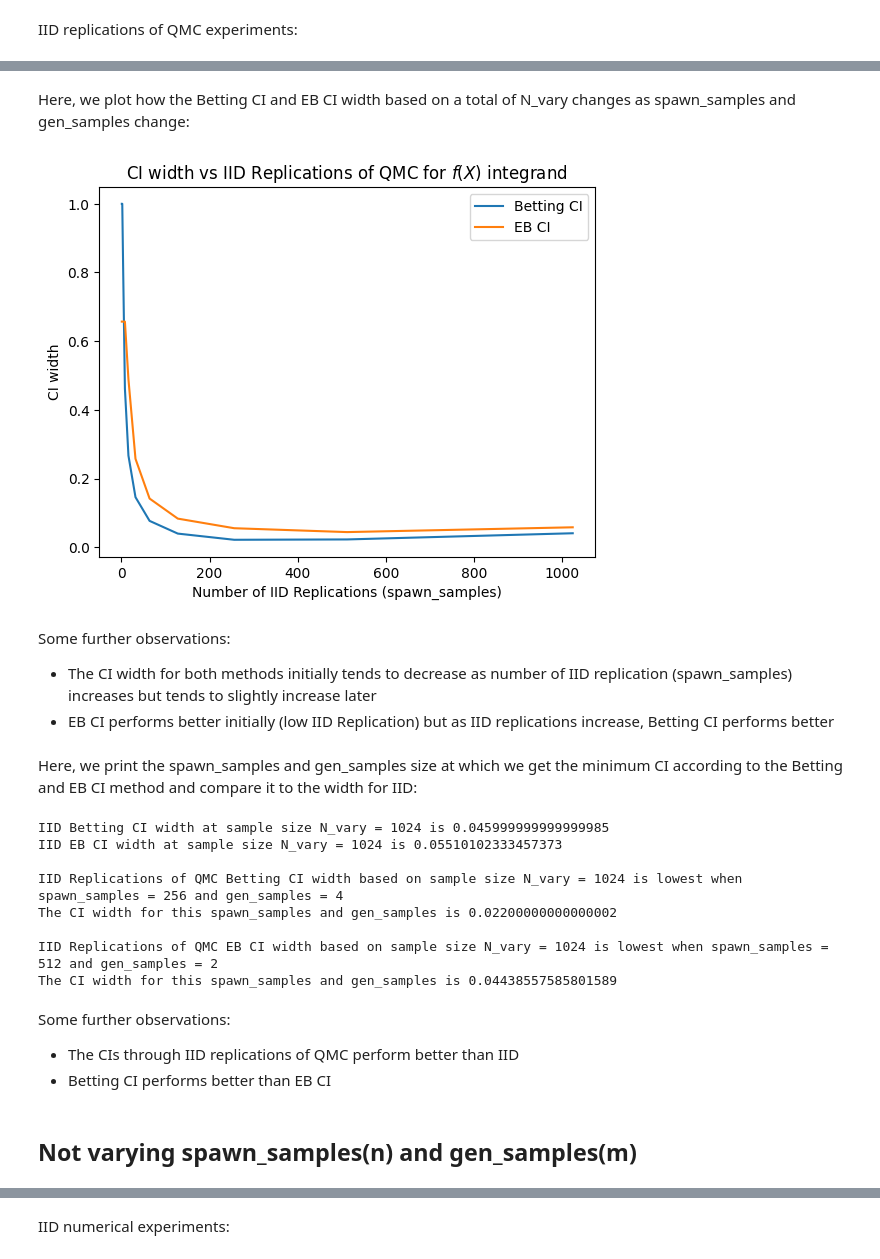
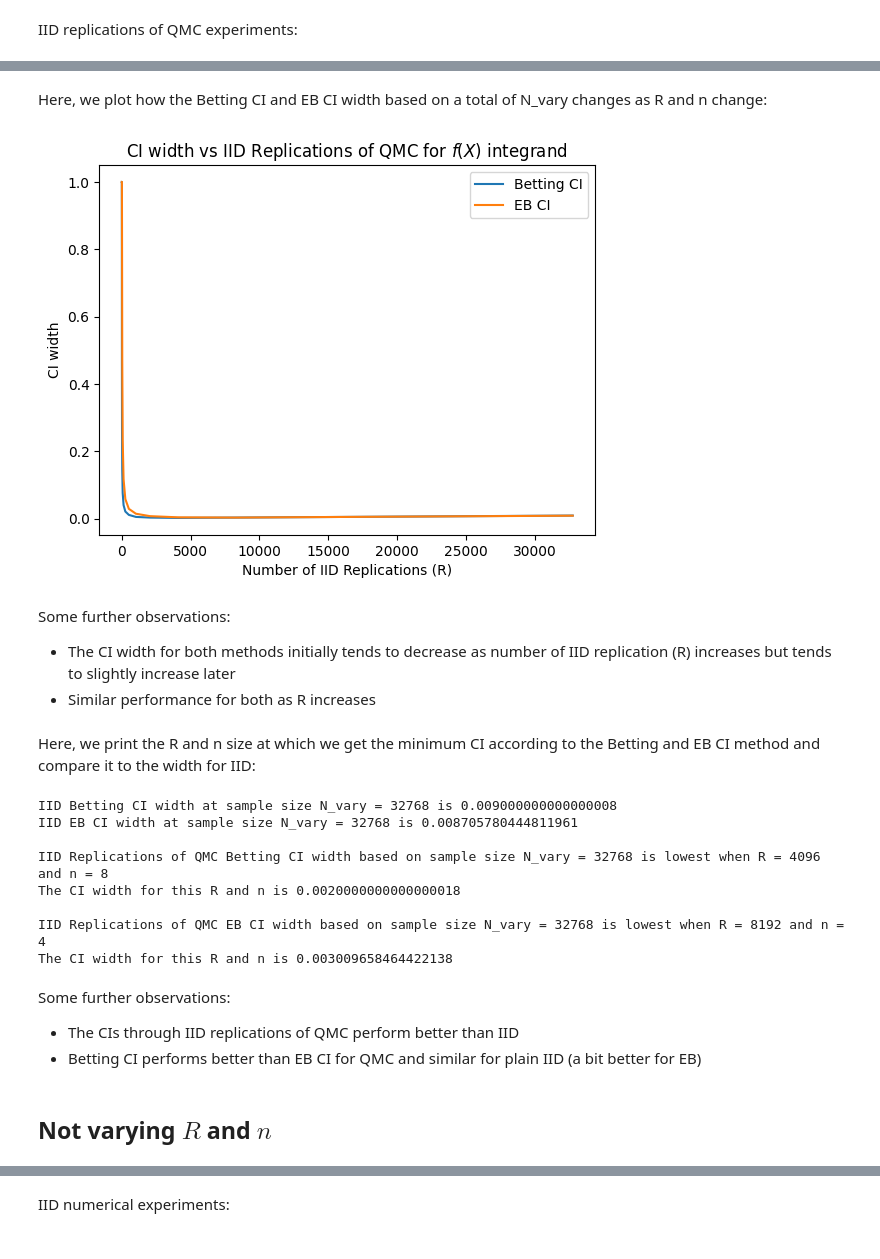
Before and after one commit to aaditj1962161/Betting-Paper-Simulations-for-QMC, a Jupyter notebook: simulations/Fixed-time/Betting IID vs QMC.ipynb, the cells around one changed output, grey strips where cells are left out. Drawn from its saved outputs; the diff is of its cells as text; code cells hidden in the pictures.

```diff
--- a/simulations/Fixed-time/Betting IID vs QMC.ipynb
+++ b/simulations/Fixed-time/Betting IID vs QMC.ipynb
@@ -116,20 +126,23 @@ IID_QMC_Beta Numerical Experiments
 # %%
 # The function to generate IID replications of QMC samples
 def gen_qmc_samples_iid(distribution = qp.SciPyWrapper(discrete_distrib=qp.DigitalNetB2(1,seed = 7),scipy_distribs=beta(a=beta_param[0], b = beta_param[1]))
-                         , spawn_samples = 11 ,gen_samples = 2**8, function = None):
+                         , R = 11 ,n = 2**8, function = None, d_func = 1):
     spw = distribution
-    spws = spw.spawn(spawn_samples)
-    x_rld = np.empty((spawn_samples,gen_samples))
-    for r in range(spawn_samples):
-        x_rld[r] = spws[r].gen_samples(gen_samples)[:,0]
+    spws = spw.spawn(R)
     if function is None:
+        x_rld = np.empty((R,n))
+        for r in range(R):
+            x_rld[r] = spws[r].gen_samples(n)[:,0]
         return x_rld.mean(1),x_rld.flatten()
     else:
+        x_rld = np.empty((R,n,d_func))
+        for r in range(R):
+            x_rld[r] = spws[r].gen_samples(n)
         y_rld = function(x_rld)
         return y_rld.mean(1),y_rld.flatten()
 
 times_qmc = space_times * np.arange(1,num_times+1) # The times (sample sizes) for which we'll compute the lower and upper bound values
-x_qmc, beta_qmc = gen_qmc_samples_iid(spawn_samples=spawn_samples,gen_samples=gen_samples) # The IID_QMC_Beta samples
+x_qmc, beta_qmc = gen_qmc_samples_iid(distribution = qp.SciPyWrapper(discrete_distrib=qp.DigitalNetB2(1,seed = 7),scipy_distribs=beta(a=beta_param[0], b = beta_param[1])), R=R, n=n) # The IID_QMC_Beta samples
 lower_bound_qmc,upper_bound_qmc = betting_ci_seq(x_qmc, times=times_qmc, alpha=alpha, parallel=True, m_trunc=True, trunc_scale=3 / 4)
     # Getting the sequential CI according to the code from the paper above
 # %% [output]
@@ -220,10 +235,10 @@ Using 11 cores
 # %% [markdown]
 IID_QMC_Beta numerical experiments:
 # %%
-ci_vector_qmc_vary = [] # The list of CIs for different gen_samples and spawn_samples
-for i in range (len(spawn_samples_vary)):
-    x_qmc_vary,beta_qmc_vary = gen_qmc_samples_iid(spawn_samples=spawn_samples_vary[i],gen_samples=gen_samples_vary[i]) # The IID_QMC_Beta samples
-    lower_bound_qmc_vary,upper_bound_qmc_vary = betting_ci_seq(x_qmc_vary, times=np.array([spawn_samples_vary[i]]), alpha=alpha, parallel=True, m_trunc=True, trunc_scale=3 / 4)
+ci_vector_qmc_vary = [] # The list of CIs for different n and R
+for i in range (len(R_vary)):
+    x_qmc_vary,beta_qmc_vary = gen_qmc_samples_iid(distribution = qp.SciPyWrapper(discrete_distrib=qp.DigitalNetB2(1,seed = 7),scipy_distribs=beta(a=beta_param[0], b = beta_param[1])),zR=R_vary[i],n=n_vary[i]) # The IID_QMC_Beta samples
+    lower_bound_qmc_vary,upper_bound_qmc_vary = betting_ci_seq(x_qmc_vary, times=np.array([R_vary[i]]), alpha=alpha, parallel=True, m_trunc=True, trunc_scale=3 / 4)
         # Getting the sequential CI according to the code from the paper above
     ci_vector_qmc_vary.append(upper_bound_qmc_vary[0] - lower_bound_qmc_vary[0]) # adding the current CI to the vector
 ci_vector_qmc_vary = np.array(ci_vector_qmc_vary)
@@ -296,17 +330,16 @@ Using 11 cores
 # %% [markdown]
 IID replications of QMC experiments:
 # %%
-distribution=qp.DigitalNetB2(1,seed=7) # The QMC samples generator
-ci_vector_qmc_integrand_bet = [] # The list of Betting CIs for different gen_samples and spawn_samples
-ci_vector_qmc_integrand_eb = [] # The list of EB CIs for different gen_samples and spawn_samples
-for i in range (len(spawn_samples_vary)):
-    y_rld_means,y_rld = gen_qmc_samples_iid(distribution=distribution,spawn_samples=spawn_samples_vary[i],gen_samples=gen_samples_vary[i],function=f)
-    lower_bound_qmc_integrand_bet,upper_bound_qmc_integrand_bet = betting_ci_seq(y_rld_means, times=np.array([spawn_samples_vary[i]]), alpha=alpha, parallel=True, m_trunc=True, trunc_scale=3 / 4)
+ci_vector_qmc_integrand_bet = [] # The list of Betting CIs for different n and R
+ci_vector_qmc_integrand_eb = [] # The list of EB CIs for different n and R
+for i in range (len(R_vary)):
+    y_rld_means,y_rld = gen_qmc_samples_iid(distribution=qp.DigitalNetB2(1,seed=7),R=R_vary[i],n=n_vary[i],function=f)
+    lower_bound_qmc_integrand_bet,upper_bound_qmc_integrand_bet = betting_ci_seq(y_rld_means, times=np.array([R_vary[i]]), alpha=alpha, parallel=True, m_trunc=True, trunc_scale=3 / 4)
     # Getting the sequential Betting CI according to the code from the paper above
     ci_vector_qmc_integrand_bet.append(upper_bound_qmc_integrand_bet[0] - lower_bound_qmc_integrand_bet[0]) # adding the current Betting CI to the vector
-    lower_bound_qmc_integrand_eb,upper_bound_qmc_integrand_eb = predmix_empbern_ci_seq(y_rld_means, times=np.array([spawn_samples_vary[i]]), alpha=alpha, parallel=True, truncation=1 / 2)
+    lower_bound_qmc_integrand_eb,upper_bound_qmc_integrand_eb = predmix_empbern_ci_seq(y_rld_means, times=np.array([R_vary[i]]), alpha=alpha, parallel=True, truncation=1 / 2)
     # Getting the sequential EB CI according to the code from the paper above
-    ci_vector_qmc_integrand_eb.append(upper_bound_qmc_integrand_eb[0] - lower_bound_iid_integrand_eb[0]) # # adding the current EB CI to the vector
+    ci_vector_qmc_integrand_eb.append(upper_bound_qmc_integrand_eb[0] - lower_bound_qmc_integrand_eb[0]) # # adding the current EB CI to the vector
 ci_vector_qmc_integrand_bet = np.array(ci_vector_qmc_integrand_bet)
 ci_vector_qmc_integrand_eb = np.array(ci_vector_qmc_integrand_eb)
 # %% [output]
@@ -330,20 +386,20 @@ Using 11 cores
 # %% [markdown]
-Here, we plot how the Betting CI and EB CI width based on a total of N_vary changes as spawn_samples and gen_samples change:
+Here, we plot how the Betting CI and EB CI width based on a total of N_vary changes as R and n change:
 # %%
-plt.plot(spawn_samples_vary,ci_vector_qmc_integrand_bet, label = "Betting CI");
-plt.plot(spawn_samples_vary,ci_vector_qmc_integrand_eb, label = "EB CI");
-plt.xlabel("Number of IID Replications (spawn_samples)");
+plt.plot(R_vary,ci_vector_qmc_integrand_bet, label = "Betting CI");
+plt.plot(R_vary,ci_vector_qmc_integrand_eb, label = "EB CI");
+plt.xlabel("Number of IID Replications (R)");
 plt.ylabel("CI width");
 plt.title("CI width vs IID Replications of QMC for $f(X)$ integrand");
 plt.legend();
 # %% [output]
-[figure, old version]
+[figure, new version]
 # %% [markdown]
 Some further observations:
-* The CI width for both methods initially tends to decrease as number of IID replication (spawn_samples) increases but tends to slightly increase later
-* EB CI performs better initially (low IID Replication) but as IID replications increase, Betting CI performs better
+* The CI width for both methods initially tends to decrease as number of IID replication (R) increases but tends to slightly increase later
+* Similar performance for both as R increases
 # %% [markdown]
-Here, we print the spawn_samples and gen_samples size at which we get the minimum CI according to the Betting and EB CI method and compare it to the width for IID:
+Here, we print the R and n size at which we get the minimum CI according to the Betting and EB CI method and compare it to the width for IID:
 # %%
 min_ci_qmc_bet = np.min(ci_vector_qmc_integrand_bet) # The smallest Betting CI width for IID replications of QMC
 min_ci_index_qmc_bet = np.argmin(ci_vector_qmc_integrand_bet) # The index at which we get the smallest Betting CI width for IID Replications of QMC
@@ -353,24 +409,24 @@ min_ci_index_qmc_eb = np.argmin(ci_vector_qmc_integrand_eb) # The index at which
 print("IID Betting CI width at sample size N_vary =",N_vary, "is", ci_iid_integrand_bet)
 print("IID EB CI width at sample size N_vary =",N_vary, "is", ci_iid_integrand_eb)
 print("")
-print("IID Replications of QMC Betting CI width based on sample size N_vary =",N_vary, "is lowest when spawn_samples =",spawn_samples_vary[min_ci_index_qmc_bet],
-      "and gen_samples =",gen_samples_vary[min_ci_index_qmc_bet],"\nThe CI width for this spawn_samples and gen_samples is", min_ci_qmc_bet)
+print("IID Replications of QMC Betting CI width based on sample size N_vary =",N_vary, "is lowest when R =",R_vary[min_ci_index_qmc_bet],
+      "and n =",n_vary[min_ci_index_qmc_bet],"\nThe CI width for this R and n is", min_ci_qmc_bet)
 print("")
-print("IID Replications of QMC EB CI width based on sample size N_vary =",N_vary, "is lowest when spawn_samples =",spawn_samples_vary[min_ci_index_qmc_eb],
-      "and gen_samples =",gen_samples_vary[min_ci_index_qmc_eb],"\nThe CI width for this spawn_samples and gen_samples is", min_ci_qmc_eb)
+print("IID Replications of QMC EB CI width based on sample size N_vary =",N_vary, "is lowest when R =",R_vary[min_ci_index_qmc_eb],
+      "and n =",n_vary[min_ci_index_qmc_eb],"\nThe CI width for this R and n is", min_ci_qmc_eb)
 # %% [output]
-IID Betting CI width at sample size N_vary = 1024 is 0.045999999999999985
-IID EB CI width at sample size N_vary = 1024 is 0.05510102333457373
+IID Betting CI width at sample size N_vary = 32768 is 0.009000000000000008
+IID EB CI width at sample size N_vary = 32768 is 0.008705780444811961
 
-IID Replications of QMC Betting CI width based on sample size N_vary = 1024 is lowest when spawn_samples = 256 and gen_samples = 4
-The CI width for this spawn_samples and gen_samples is 0.02200000000000002
+IID Replications of QMC Betting CI width based on sample size N_vary = 32768 is lowest when R = 4096 and n = 8
+The CI width for this R and n is 0.0020000000000000018
 
-IID Replications of QMC EB CI width based on sample size N_vary = 1024 is lowest when spawn_samples = 512 and gen_samples = 2
-The CI width for this spawn_samples and gen_samples is 0.04438557585801589
+IID Replications of QMC EB CI width based on sample size N_vary = 32768 is lowest when R = 8192 and n = 4
+The CI width for this R and n is 0.003009658464422138
 # %% [markdown]
 Some further observations:
 * The CIs through IID replications of QMC perform better than IID
-* Betting CI performs better than EB CI
+* Betting CI performs better than EB CI for QMC and similar for plain IID (a bit better for EB)
 # %% [markdown]
-## Not varying spawn_samples(n) and gen_samples(m)
+## Not varying $R$ and $n$
 # %% [markdown]
```
Also changed, not shown: parts of 53 cells of this notebook.
